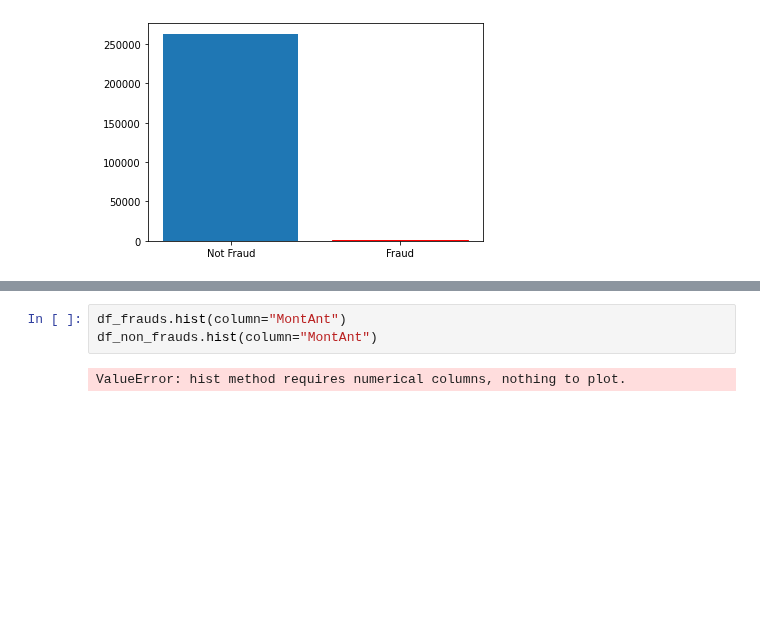
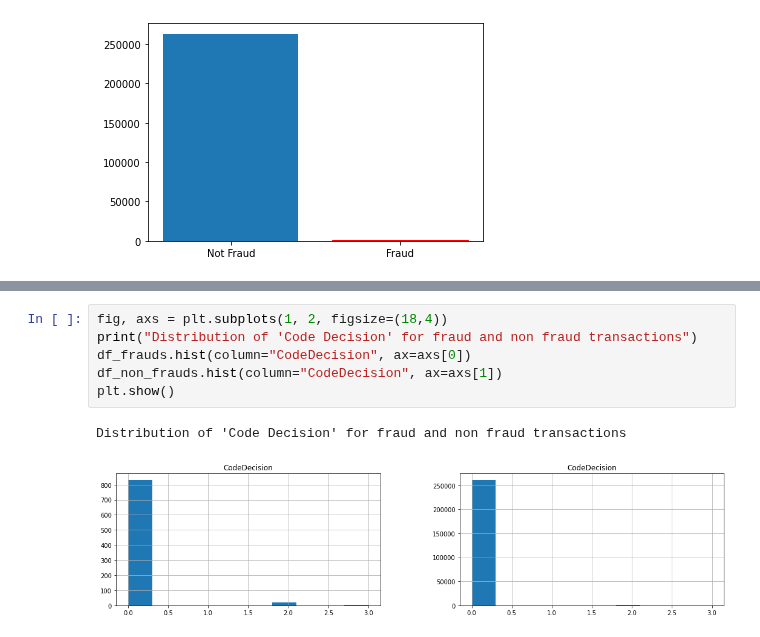
Before and after one commit to juan-kabbali/fraud-detection, a Jupyter notebook: main.ipynb, the cells around one changed output, grey strips where cells are left out. Drawn from its saved outputs; the diff is of its cells as text; blank space fills up the shorter version.

```diff
--- a/main.ipynb
+++ b/main.ipynb
@@ -104,5 +98,9 @@ array([[<AxesSubplot:title={'center':'CodeDecision'}>]], dtype=object)
-# %%
-df_frauds.hist(column="MontAnt")
-df_non_frauds.hist(column="MontAnt")
-# %% [output]
-ValueError: hist method requires numerical columns, nothing to plot.
+# %%
+fig, axs = plt.subplots(1, 2, figsize=(18,4))
+print("Distribution of 'Code Decision' for fraud and non fraud transactions")
+df_frauds.hist(column="CodeDecision", ax=axs[0])
+df_non_frauds.hist(column="CodeDecision", ax=axs[1])
+plt.show()
+# %% [output]
+Distribution of 'Code Decision' for fraud and non fraud transactions
+[figure, added]
```
Also changed, not shown: parts of 13 cells of this notebook.
